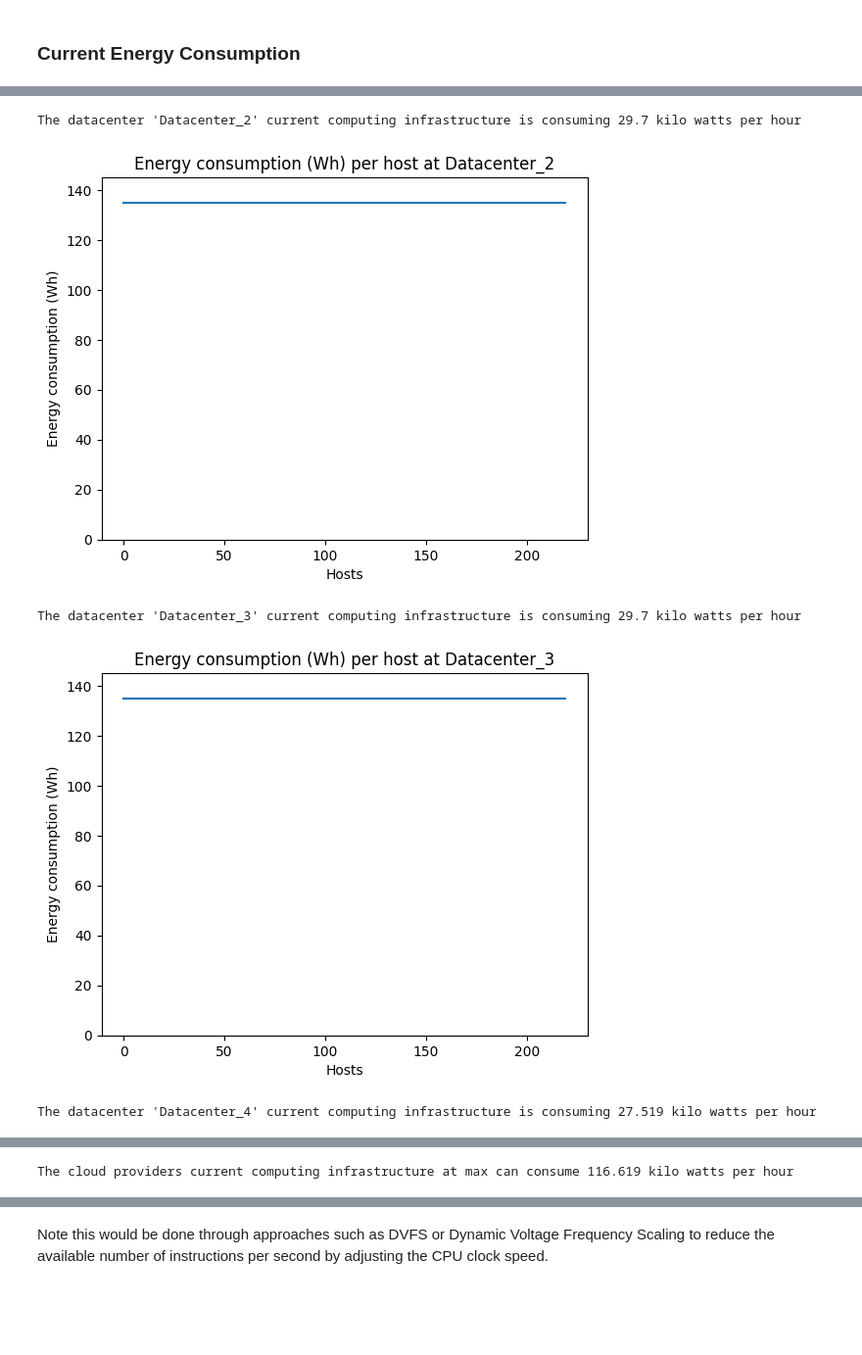
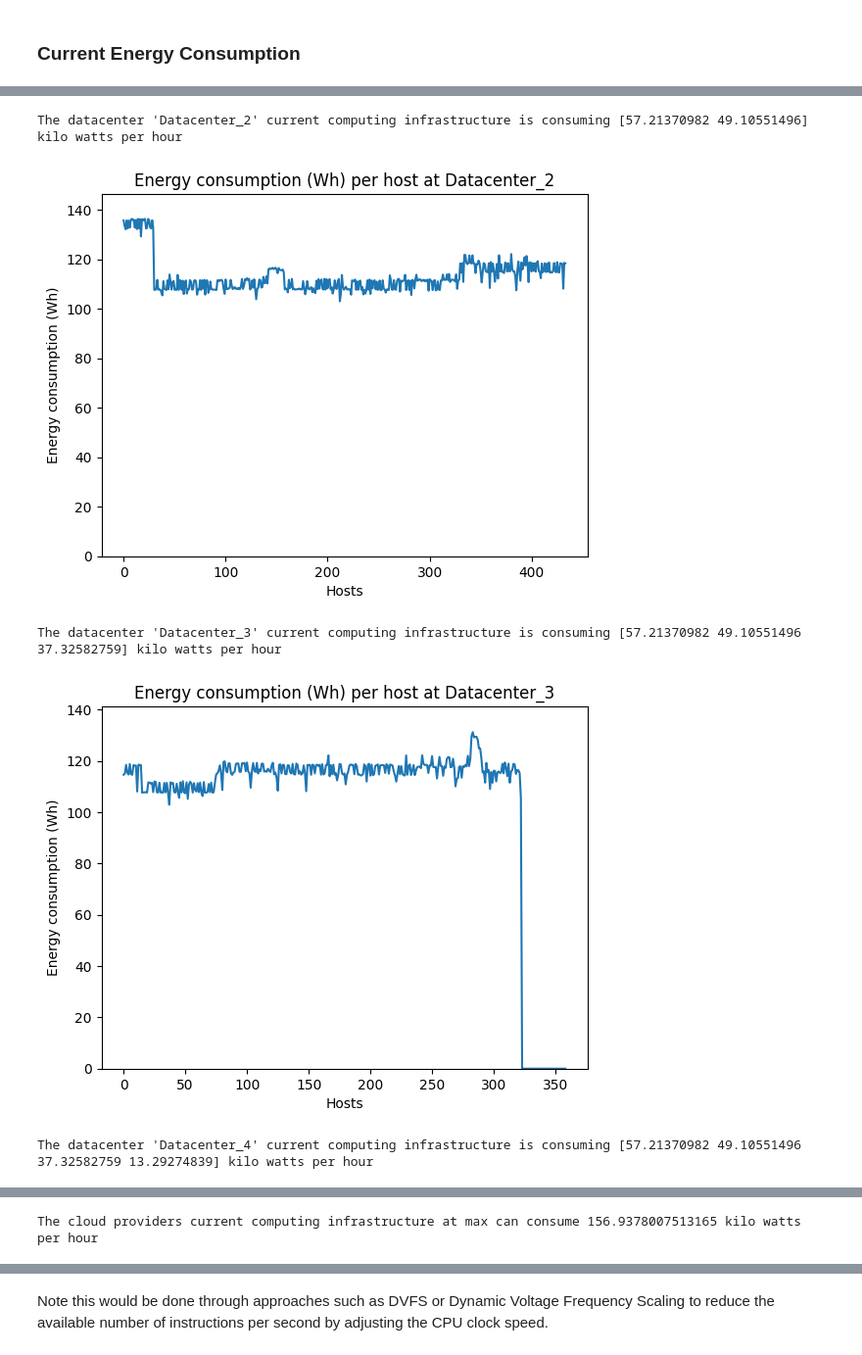
Before and after one commit to KhalidAFarah/cloud-energy-efficiency, a Jupyter notebook: evaluation/resources_utilization.ipynb, the cells around one changed output, grey strips where cells are left out. Shown at 98% size. Saved outputs shown, nothing was run; the diff lists cells and outputs as text; code cells hidden in the pictures; blank space fills up the shorter version.

Commit message:
Fixed some issues, also comparing current and reduced power consumption when unused hosts are powered down for each data center.

```diff
--- a/evaluation/resources_utilization.ipynb
+++ b/evaluation/resources_utilization.ipynb
@@ -5,7 +5,7 @@ import matplotlib.pyplot as plt
 import math
 # import seaborn as sns
 
-dataset = pd.read_csv("../data/logfile-v4.csv", delimiter=";")
+dataset = pd.read_csv("../data/logfile-v5.csv", delimiter=";")
 dataset.head()
 # %% [output]
 |  | time | datacenter_name | host_id | type | active | number_of_pes | available_pes | mips | ... |
@@ -82,17 +82,19 @@ for i in range(len(labels)):
 labels= np.unique(dataset['datacenter_name'])
 max_power = 0
 max_power_per_host = np.array([])
+max_power_per_datacenter = np.array([])
 for i in range(len(labels)):
-    max_power_per_datacenter = 0
+    # max_power_per_datacenter = 0
     max_power_per_host_per_datacenter = np.array([])
     for _, sample in dataset[(dataset['datacenter_name'] == labels[i]) & (dataset['time'] == 300.01)].iterrows():
         power_model = sample['power_model'].split(",")
-        max_power_per_datacenter += float(power_model[-2])
+        # max_power_per_datacenter += float(power_model[-2])
         max_power_per_host = np.append(max_power_per_host, float(power_model[-2]))
         max_power_per_host_per_datacenter = np.append(max_power_per_host_per_datacenter, float(power_model[-2]))
+    max_power_per_datacenter = np.append(max_power_per_datacenter, np.sum(max_power_per_host_per_datacenter))
+    max_power += np.sum(max_power_per_host_per_datacenter)
 
-    print(f"The datacenter '{labels[i]}' current computing infrastructure at max can consume {(max_power_per_datacenter * 1)/1000} kW per hour")
-    max_power += max_power_per_datacenter
+    print(f"The datacenter '{labels[i]}' current computing infrastructure at max can consume {(np.sum(max_power_per_host_per_datacenter) * 1)/1000} kW per hour")
     plt.plot(np.arange(0, len(max_power_per_host_per_datacenter)), (max_power_per_host_per_datacenter*1))
     plt.ylim((0, max(max_power_per_host_per_datacenter)+10))
     plt.xlabel("Hosts")
@@ -117,35 +120,37 @@ The cloud providers current computing infrastructure at max can consume 118.8 kW
 labels= np.unique(dataset['datacenter_name'])
 power = 0
 power_per_host = np.array([])
+power_per_datacenter = np.array([])
 for i in range(len(labels)):
-    power_per_datacenter = 0
+    # power_per_datacenter = 0
     power_per_host_per_datacenter = np.array([])
     for _, sample in dataset[(dataset['datacenter_name'] == labels[i]) & (dataset['time'] == 300.01)].iterrows():
         power_model = sample['power_model'].split(",")
+        utilization = (sample['mips'] - sample['available_mips'])/sample['mips']
         if sample['active'] == False:
-            continue
-
-        utilization = (sample['mips'] - sample['available_mips'])/sample['mips']
-        if utilization % 0.1 == 0:
+            power_per_host = np.append(power_per_host, 0)
+            power_per_host_per_datacenter = np.append(power_per_host_per_datacenter, 0)
+        elif utilization % 0.1 == 0:
             host_power = utilization * 10
-            power_per_datacenter += host_power
+            # power_per_datacenter += host_power
             power_per_host = np.append(power_per_host, host_power)
             power_per_host_per_datacenter = np.append(power_per_host_per_datacenter, host_power)
+        else:
+            utilization_floor = int(math.floor(utilization * 10))
+            utilization_ceil = int(math.ceil(utilization * 10))
+            power_floor = float(power_model[utilization_floor])
+            power_ceil = float(power_model[utilization_ceil])
 
-        utilization_floor = int(math.floor(utilization * 10))
-        utilization_ceil = int(math.ceil(utilization * 10))
-        power_floor = float(power_model[utilization_floor])
-        power_ceil = float(power_model[utilization_ceil])
+            diff = (power_ceil - power_floor) / 10
+            host_power = power_floor + diff * (utilization - utilization_floor / 10) * 100
 
-        diff = (power_ceil - power_floor) / 10
-        host_power = power_floor + diff * (utilization - utilization_floor / 10) * 100
-
-        power_per_datacenter += host_power
-        power_per_host = np.append(power_per_host, host_power)
-        power_per_host_per_datacenter = np.append(power_per_host_per_datacenter, host_power)
+            # power_per_datacenter += host_power
+            power_per_host = np.append(power_per_host, host_power)
+            power_per_host_per_datacenter = np.append(power_per_host_per_datacenter, host_power)
+    power_per_datacenter = np.append(power_per_datacenter, np.sum(power_per_host_per_datacenter))
+    power += np.sum(power_per_host_per_datacenter)
 
     print(f"The datacenter '{labels[i]}' current computing infrastructure is consuming {(power_per_datacenter * 1)/1000} kilo watts per hour")
-    power += power_per_datacenter
     plt.plot(np.arange(0, len(power_per_host_per_datacenter)), (power_per_host_per_datacenter*1))
 
     plt.ylim((0, max(power_per_host_per_datacenter)+10))
@@ -161,5 +166,5 @@ The datacenter 'Datacenter_1' current computing infrastructure is consuming 29.7
-The datacenter 'Datacenter_2' current computing infrastructure is consuming 29.7 kilo watts per hour
+The datacenter 'Datacenter_2' current computing infrastructure is consuming [57.21370982 49.10551496] kilo watts per hour
-[figure, old version]
+[figure, new version]
-The datacenter 'Datacenter_3' current computing infrastructure is consuming 29.7 kilo watts per hour
+The datacenter 'Datacenter_3' current computing infrastructure is consuming [57.21370982 49.10551496 37.32582759] kilo watts per hour
-[figure, old version]
+[figure, new version]
-The datacenter 'Datacenter_4' current computing infrastructure is consuming 27.519 kilo watts per hour
+The datacenter 'Datacenter_4' current computing infrastructure is consuming [57.21370982 49.10551496 37.32582759 13.29274839] kilo watts per hour
@@ -167,2 +172,2 @@ The datacenter 'Datacenter_4' current computing infrastructure is consuming 27.5
-The cloud providers current computing infrastructure at max can consume 116.619 kilo watts per hour
+The cloud providers current computing infrastructure at max can consume 156.9378007513165 kilo watts per hour
 # %% [markdown]
```
Also changed, not shown: parts of 12 cells of this notebook, 1 other file.
